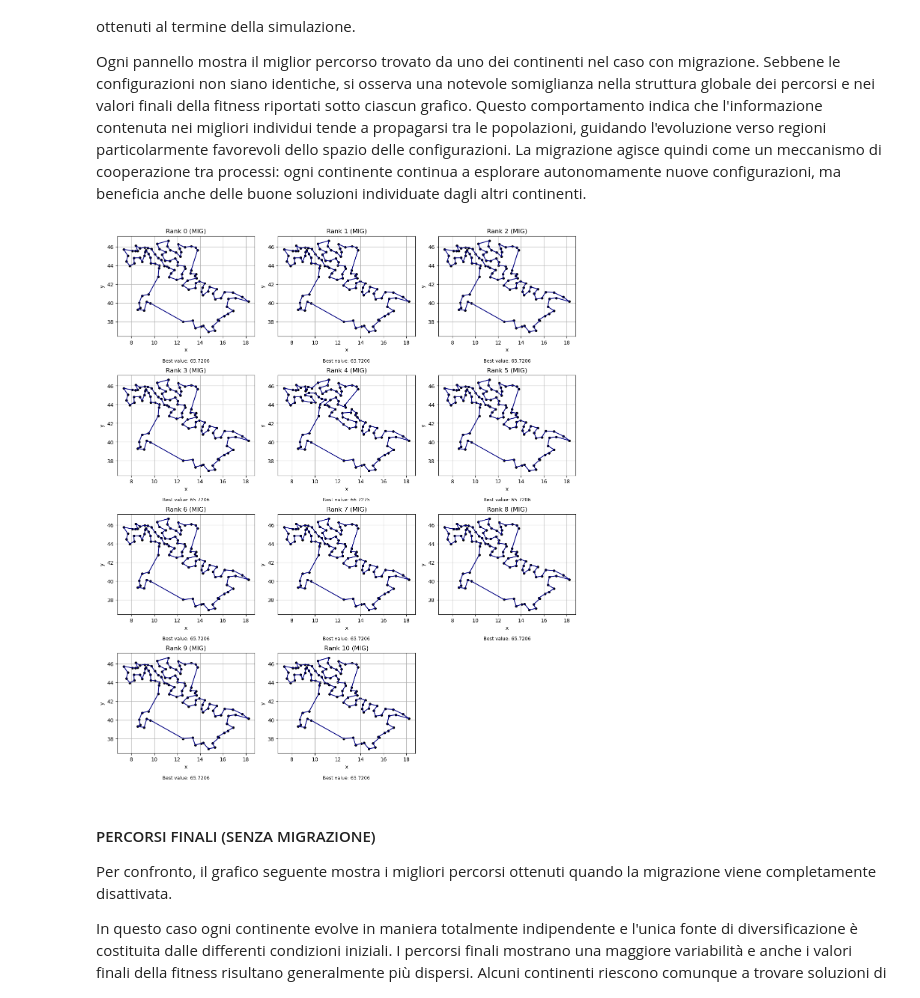
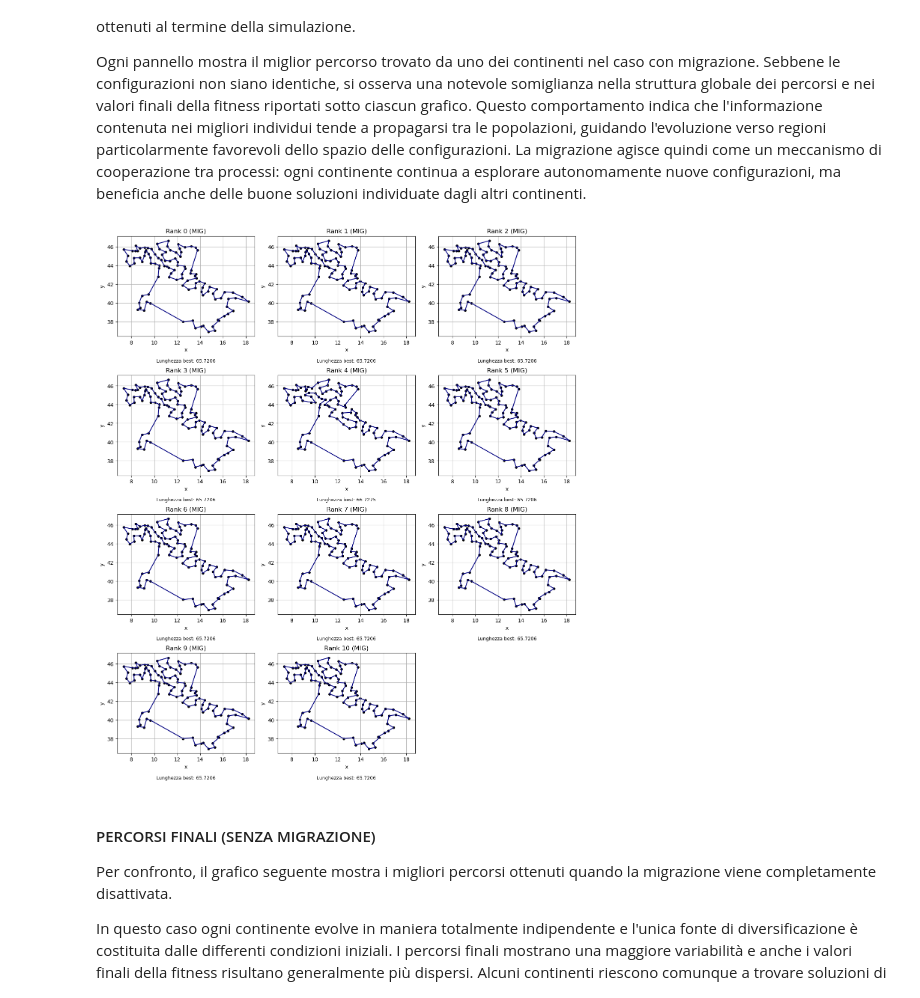
Before and after one commit to marta-ferrario/Laboratorio-di-Simulazione-Numerica, a Jupyter notebook: Lab10/nb_Lab10.ipynb, the cells around one changed output. Cells and saved outputs as stored; diff of their text form; code cells hidden in the pictures.

Commit message:
plot fixed

```diff
--- a/Lab10/nb_Lab10.ipynb
+++ b/Lab10/nb_Lab10.ipynb
@@ -92,35 +92,35 @@ for rank in range(n_ranks):
 
     ax = axes[rank]
     ax.plot(x, y, color='navy')
     ax.plot([x[-1], x[0]], [y[-1], y[0]], color='navy')  # chiusura ciclo
     ax.scatter(x, y, color='black', s=15)
 
     ax.set_title(f"Rank {rank} (MIG)")
     ax.set_xlabel("x")
     ax.set_ylabel("y")
     ax.grid()
 
 
     best_data = np.loadtxt(f"Output/With_migration/best_rank_{rank}.dat")
     last_value = best_data[-1, 1]   # seconda colonna
 
     ax.text(
         0.5, -0.22,
-        f"Best value: {last_value:.4f}",
+        f"Lunghezza best: {last_value:.4f}",
         ha='center',
         va='top',
         transform=ax.transAxes,
         fontsize=9
     )
 
 
 for i in range(n_ranks, len(axes)):
     fig.delaxes(axes[i])
 
 plt.tight_layout()
 plt.show()
 # %% [output]
-[figure, old version]
+[figure, new version]
 # %% [markdown]
 #### PERCORSI FINALI (SENZA MIGRAZIONE)
 
```
Also changed, not shown: parts of 1 cell of this notebook.
